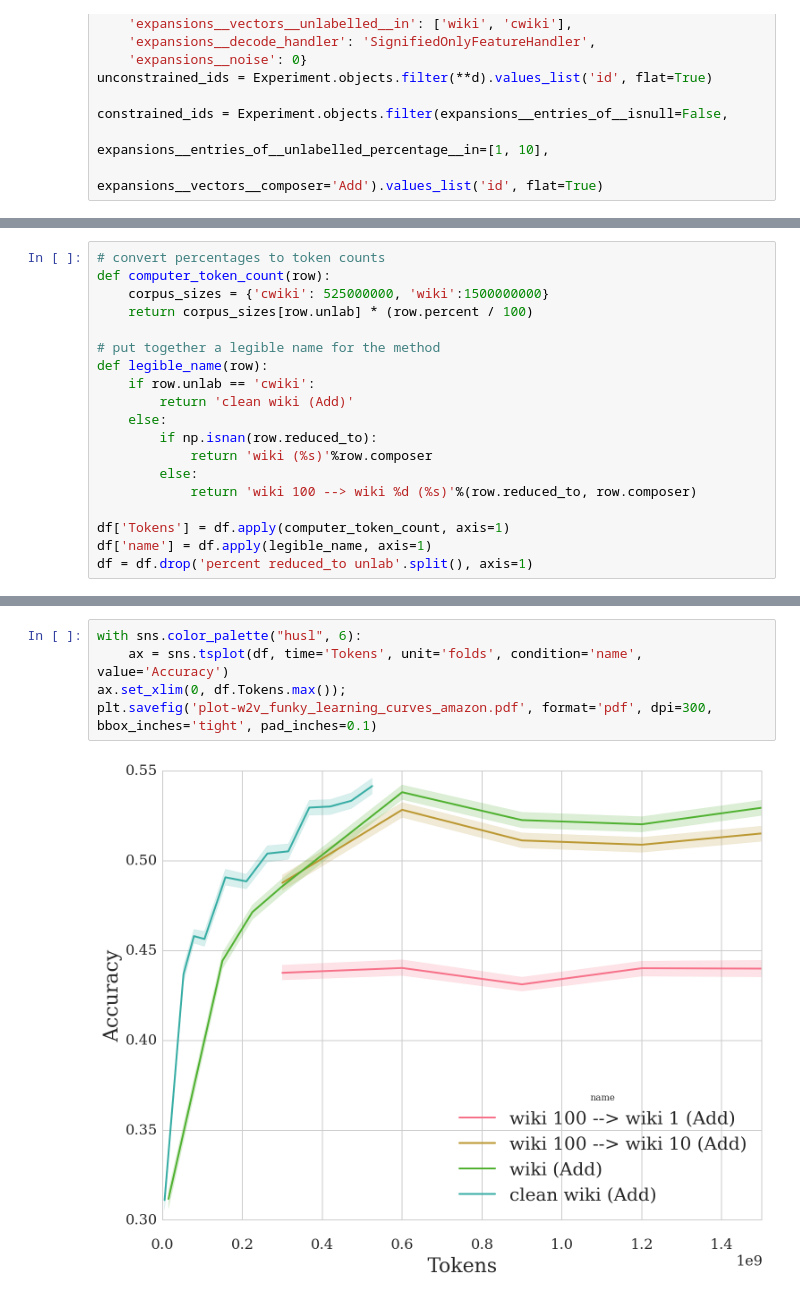
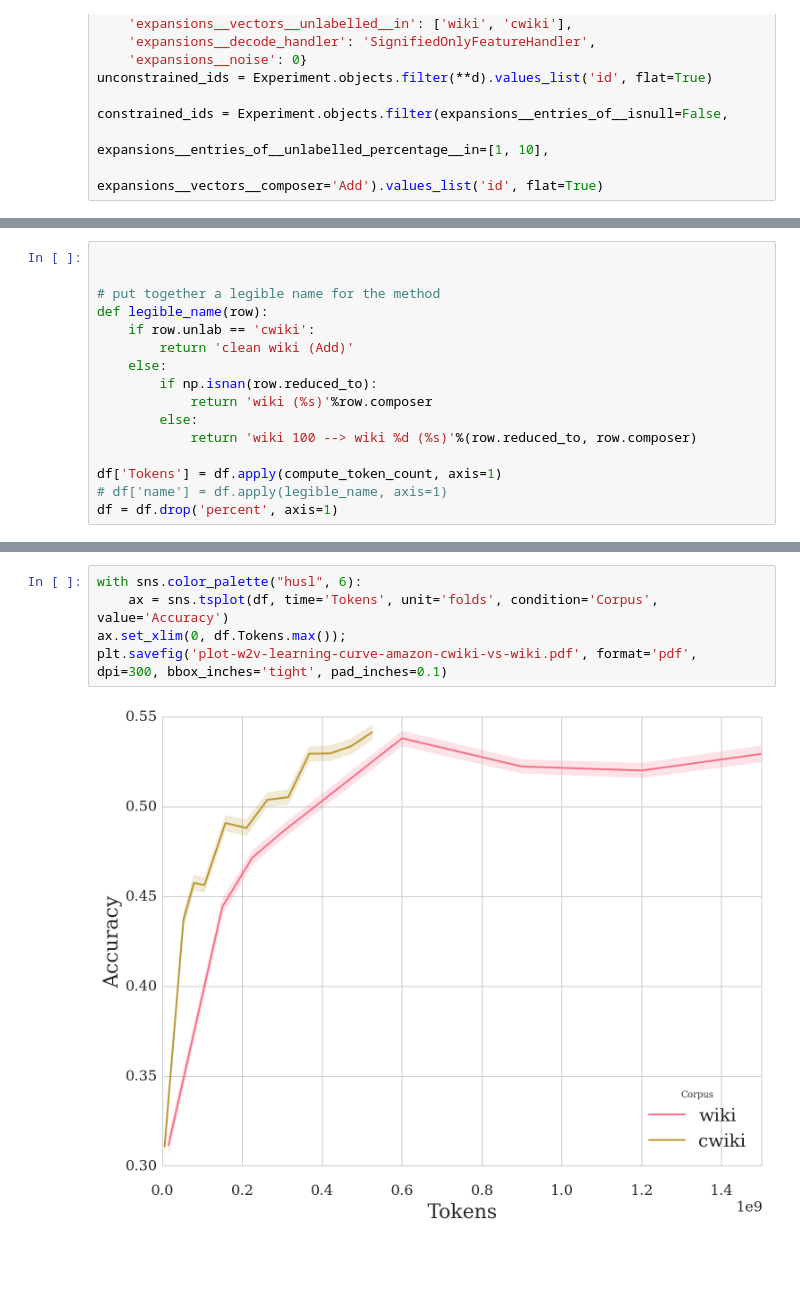
Before and after one commit to mbatchkarov/ExpLosion, a Jupyter notebook: notebooks/w2v_learning_curves.ipynb, the cells around one changed output, grey strips where cells are left out. Cells and saved outputs as stored; diff of their text form; blank space fills up the shorter version.

```diff
--- a/notebooks/w2v_learning_curves.ipynb
+++ b/notebooks/w2v_learning_curves.ipynb
@@ -46,22 +45,3 @@ reduced_to has 15000 values
-# %%
-# convert percentages to token counts
-def computer_token_count(row):
-    corpus_sizes = {'cwiki': 525000000, 'wiki':1500000000}
-    return corpus_sizes[row.unlab] * (row.percent / 100)
-
-# put together a legible name for the method
-def legible_name(row):
-    if row.unlab == 'cwiki':
-        return 'clean wiki (Add)'
-    else:
-        if np.isnan(row.reduced_to):
-            return 'wiki (%s)'%row.composer
-        else:
-            return 'wiki 100 --> wiki %d (%s)'%(row.reduced_to, row.composer)
-
-df['Tokens'] = df.apply(computer_token_count, axis=1)
-df['name'] = df.apply(legible_name, axis=1)
-df = df.drop('percent reduced_to unlab'.split(), axis=1)
 # %%
 df.head()
 # %% [output]
@@ -73,0 +54,16 @@ df.head()
+# %%
+
+
+# put together a legible name for the method
+def legible_name(row):
+    if row.unlab == 'cwiki':
+        return 'clean wiki (Add)'
+    else:
+        if np.isnan(row.reduced_to):
+            return 'wiki (%s)'%row.composer
+        else:
+            return 'wiki 100 --> wiki %d (%s)'%(row.reduced_to, row.composer)
+
+df['Tokens'] = df.apply(compute_token_count, axis=1)
+# df['name'] = df.apply(legible_name, axis=1)
+df = df.drop('percent', axis=1)
@@ -74,7 +79,7 @@ df.head()
 # %%
 with sns.color_palette("husl", 6):
-    ax = sns.tsplot(df, time='Tokens', unit='folds', condition='name', value='Accuracy')
+    ax = sns.tsplot(df, time='Tokens', unit='folds', condition='Corpus', value='Accuracy')
 ax.set_xlim(0, df.Tokens.max());
-plt.savefig('plot-w2v_funky_learning_curves_amazon.pdf', format='pdf', dpi=300, bbox_inches='tight', pad_inches=0.1)
+plt.savefig('plot-w2v-learning-curve-amazon-cwiki-vs-wiki.pdf', format='pdf', dpi=300, bbox_inches='tight', pad_inches=0.1)
 # %% [output]
-[figure, old version]
+[figure, new version]
```
Also changed, not shown: parts of 4 cells of this notebook, 2 other files.
